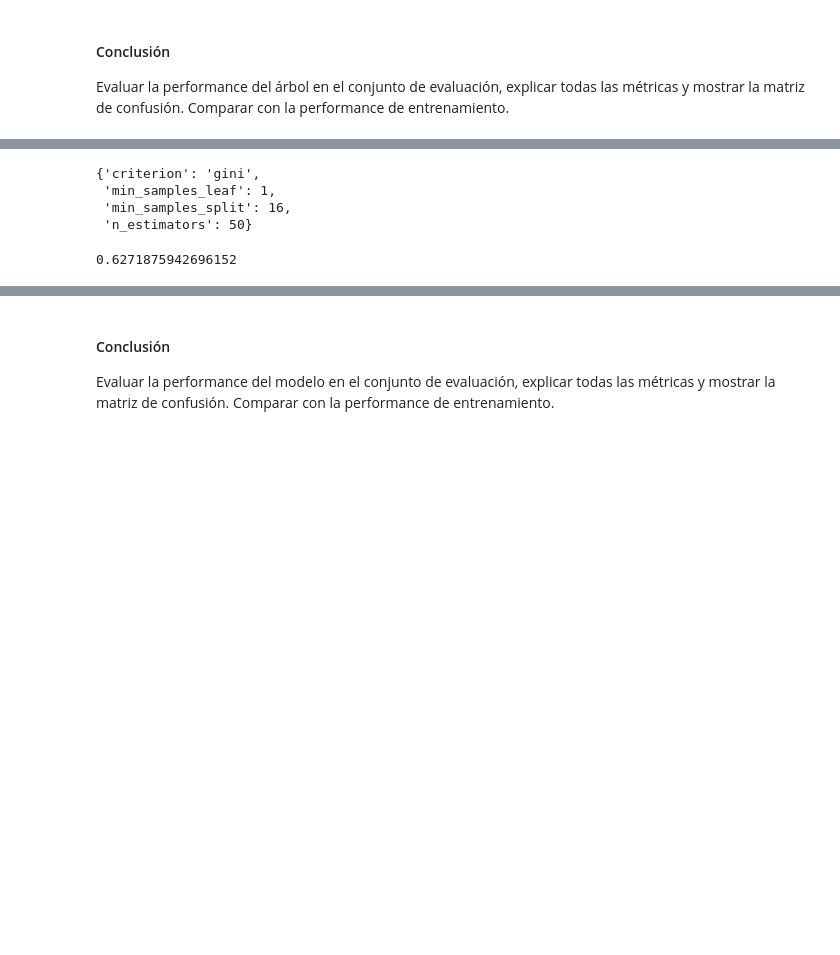
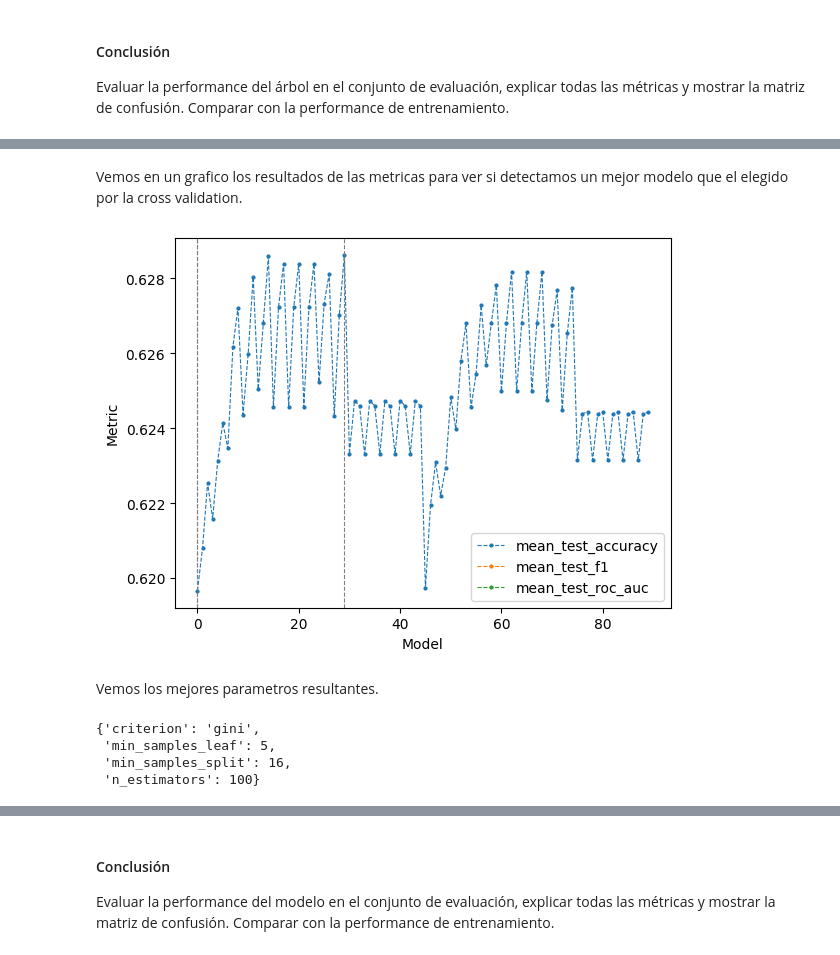
Before and after one commit to kikiymini/7506R-1C2024-GRUPO02, a Jupyter notebook: 7506R_TP1_GRUPO02_ENTREGA_N3.ipynb, the cells around one changed output, grey strips where cells are left out. Cells and saved outputs as stored; diff of their text form; code cells hidden in the pictures; blank space fills up the shorter version.

```diff
--- a/7506R_TP1_GRUPO02_ENTREGA_N3.ipynb
+++ b/7506R_TP1_GRUPO02_ENTREGA_N3.ipynb
@@ -626,22 +636,17 @@ y_train = ds_clas_train["tipo_precio"].copy()
 # %%
-rf_cv = RandomForestClassifier(max_features='auto', oob_score=True, random_state=1, n_jobs=-1)
+K_FOLDS = 5
+USE_ALL_PROCESSORS = -1
+CANT_ARBOLES = [25, 50, 100]
+MIN_SAMPLES_POR_HOJA = [1, 5, 10]
+MIN_SAMPLES_PARA_SPLIT = [2, 4, 10, 12, 16]
+METRICAS_A_OPTIMIZAR = ["accuracy", "f1_score", "roc_auc_score"]
+
+rf_cv = RandomForestClassifier(max_features='auto', oob_score=True, random_state=RAND_SEED, n_jobs=USE_ALL_PROCESSORS)
 
 param_grid = { "criterion" : ["gini", "entropy"],
-               "min_samples_leaf" : [1, 5, 10],
-               "min_samples_split" : [2, 4, 10, 12, 16],
-               "n_estimators": [10,20, 50] }
+               "min_samples_leaf" : MIN_SAMPLES_POR_HOJA,
+               "min_samples_split" : MIN_SAMPLES_PARA_SPLIT,
+               "n_estimators": CANT_ARBOLES }
 
-#Probamos entrenando sólo con 1 métrica
-gs = GridSearchCV(estimator=rf_cv, param_grid=param_grid, scoring="accuracy", cv=5, n_jobs=-1)
-gs_fit = gs.fit(X = x_train, y = y_train)
+gs = GridSearchCV(estimator=rf_cv, param_grid=param_grid, scoring=METRICAS_A_OPTIMIZAR, refit=False, cv=K_FOLDS, n_jobs=USE_ALL_PROCESSORS)
+gs_fit = gs.fit(X = x_train, y = y_train) # entrenamiento
-# %%
-gs_fit.best_params_
-# %% [output]
-{'criterion': 'gini',
- 'min_samples_leaf': 1,
- 'min_samples_split': 16,
- 'n_estimators': 50}
-# %%
-gs_fit.best_score_
-# %% [output]
-0.6271875942696152
@@ -649,0 +653,33 @@ rf_cv_best = gs_fit.best_estimator_
+# %% [markdown]
+Vemos en un grafico los resultados de las metricas para ver si detectamos un mejor modelo que el elegido por la cross validation.
+# %%
+# Filter out keys related to mean test scores for various metrics
+labels = [key for key in gs_fit.cv_results_.keys() if "mean_test" in key]
+
+# Plot each metric line
+for k in labels:
+    plt.plot(gs_fit.cv_results_[k], linestyle='--', linewidth=0.8, marker='o', markersize=2)
+
+# Plot the vertical line at the maximum value for each metric
+for k in labels:
+    x_linea = np.argmax(gs_fit.cv_results_[k])
+    plt.axvline(x_linea, linestyle='--', linewidth=0.8, color='grey')
+
+plt.xlabel("Model", fontsize=10)
+plt.ylabel("Metric", fontsize=10)
+plt.legend(labels)
+plt.show()
+
+######### ESTA ROTO ----> TODO ARREGLAR
+# %% [output]
+[figure, added]
+# %% [markdown]
+Vemos los mejores parametros resultantes.
+# %%
+params_elegidos=gs_fit.cv_results_['params'][np.argmax(gs_fit.cv_results_['mean_test_accuracy'])]
+params_elegidos
+# %% [output]
+{'criterion': 'gini',
+ 'min_samples_leaf': 5,
+ 'min_samples_split': 16,
+ 'n_estimators': 100}
```
Also changed, not shown: parts of 24 cells of this notebook.
